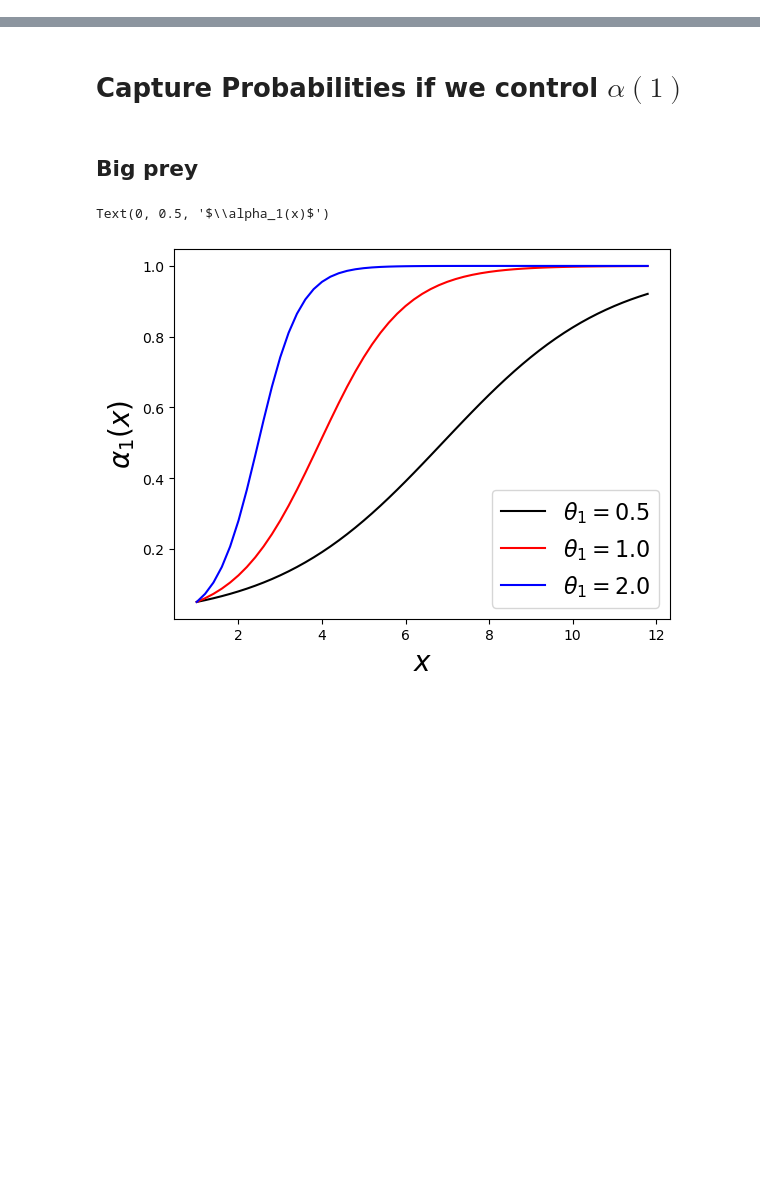
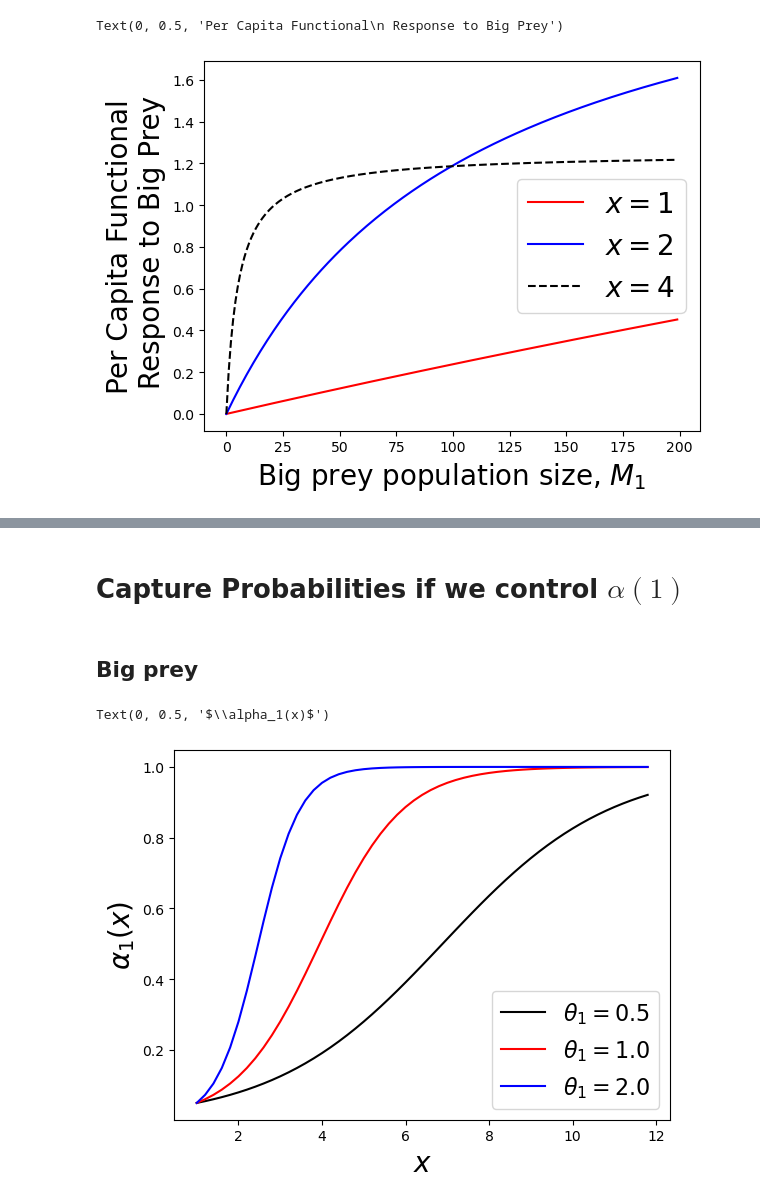
Before and after one commit to taliaborofsky/AdaptiveDynamics_CH_RS, a Jupyter notebook: Plot_fun_responses.ipynb, the cells around one changed output, grey strips where cells are left out. Saved outputs shown, nothing was run; the diff lists cells and outputs as text; code cells hidden in the pictures; blank space fills up the shorter version.

```diff
--- a/Plot_fun_responses.ipynb
+++ b/Plot_fun_responses.ipynb
@@ -56,0 +91,24 @@ def capture_prob_set_α_of_1(x, α_of_1, param, param_to_find):
+# %%
+x_inputs = np.arange(1,10,1)
+M1 = np.arange(0,200,1)
+M2 = 100
+i = 1
+
+params = dict(h1 = h_reg, h2 = h_reg, a1 = 1, a2 = 1, α1_of_1=0.05, α2_of_1 = 0.95, s1 = 2, s2 = 2)
+
+x=1
+plt.plot(M1,fun_response(x,M1,M2,i,**params)/x,'r', label = r'$x=$%d'%x)
+
+x=2
+plt.plot(M1,fun_response(x,M1,M2,i,**params)/x,'b', label = r'$x=$%d'%x)
+
+x=4
+plt.plot(M1,fun_response(x,M1,M2,i,**params)/x,'--k', label = r'$x=$%d'%x)
+#plt.ylim([0,1])
+plt.legend(fontsize=20)
+plt.xlabel(r'Big prey population size, $M_1$', fontsize = 20)
+plt.ylabel('Per Capita Functional\n Response to Big Prey', fontsize = 20)
+#plt.savefig(final_fig_path + 'Fun_response_1_theta_2_neg2.png', bbox_inches = 'tight')
+# %% [output]
+Text(0, 0.5, 'Per Capita Functional\n Response to Big Prey')
+[figure, added]
```
Also changed, not shown: parts of 8 cells of this notebook, 8 other files.
